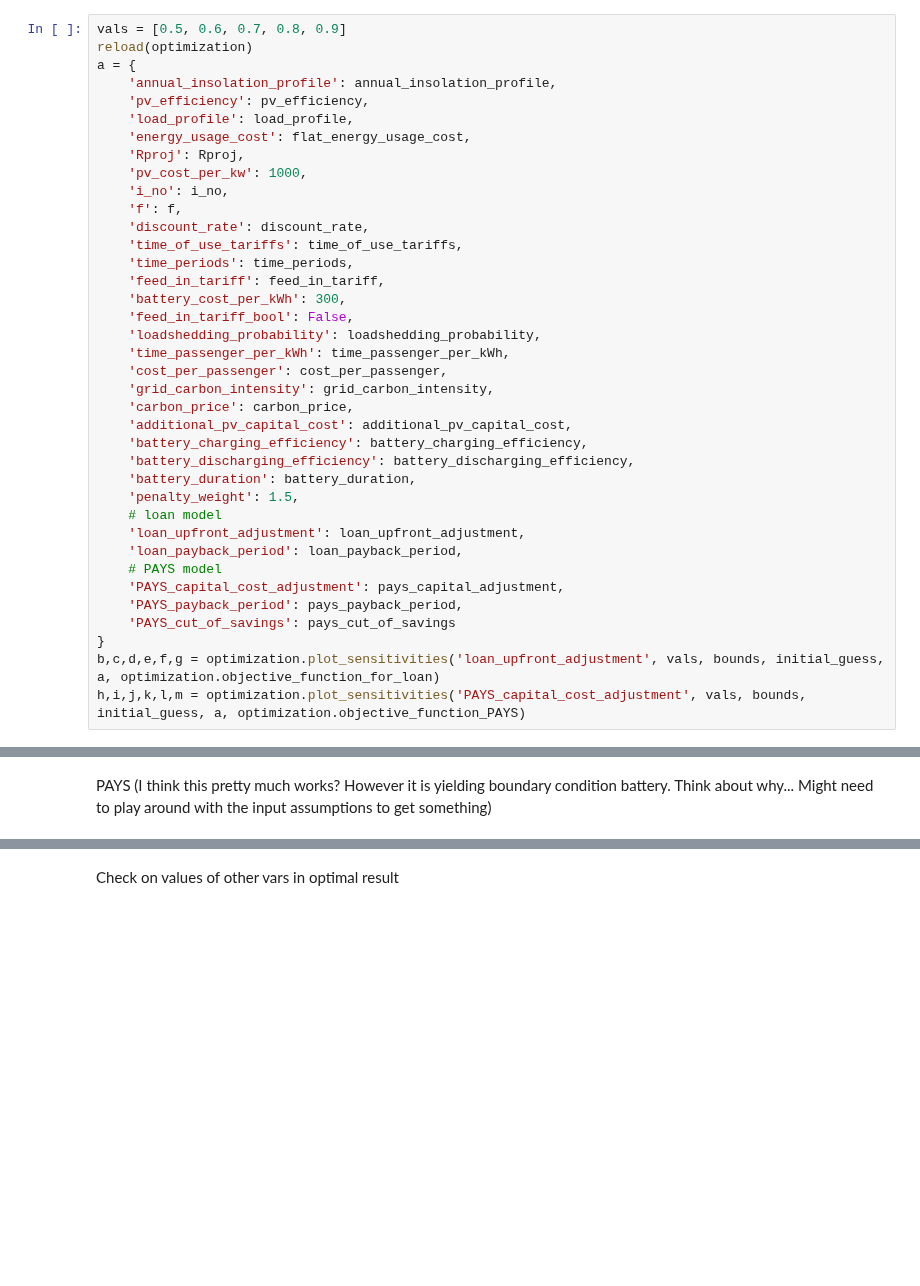
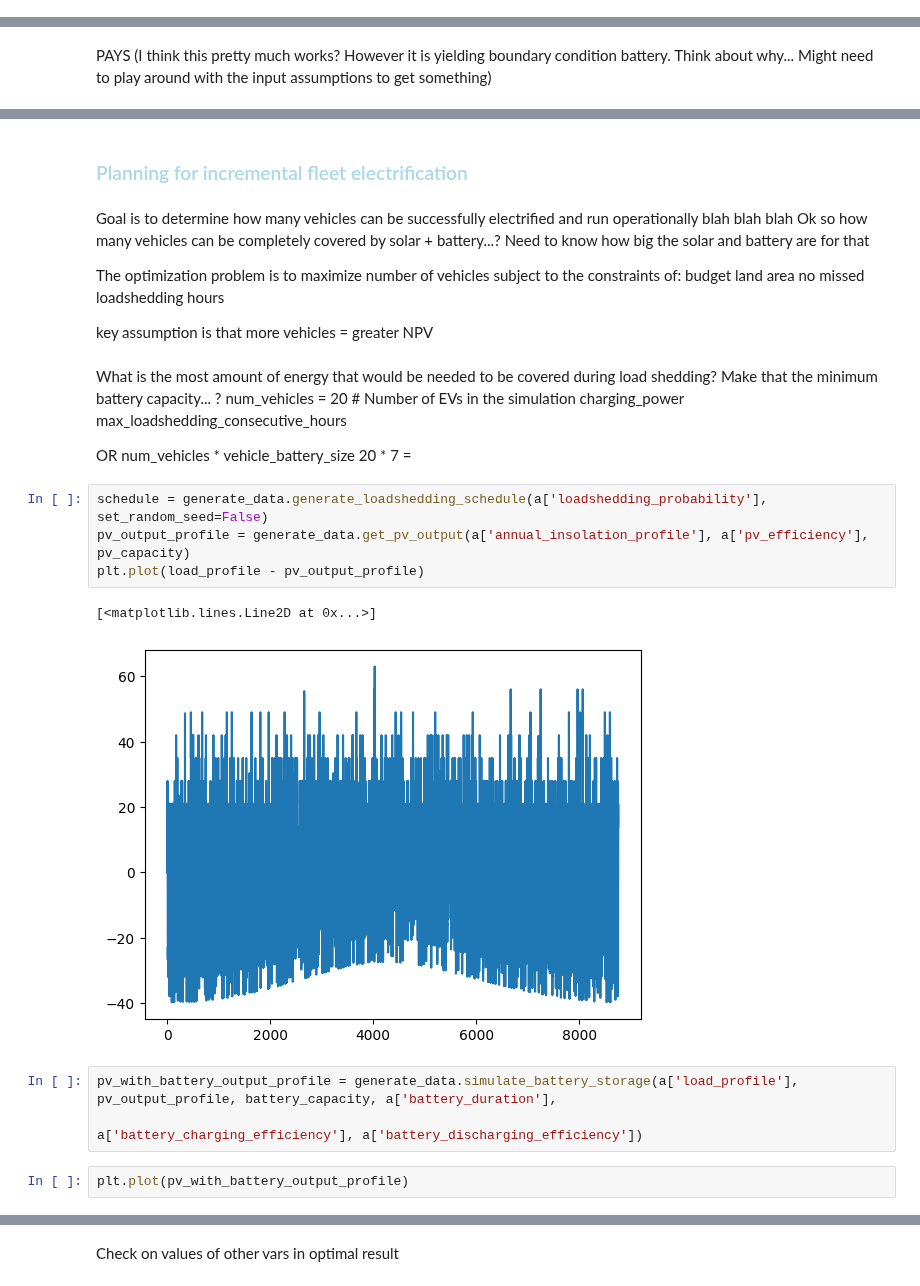
Before and after one commit to ChullEPG/solar_storage_sizing_optimization, a Jupyter notebook: run_model.ipynb, the cells around one changed output, grey strips where cells are left out. Drawn from its saved outputs; the diff is of its cells as text; blank space fills up the shorter version.

```diff
--- a/run_model.ipynb
+++ b/run_model.ipynb
@@ -346,38 +307,0 @@ Maximum NPV : $183361.73
-# %%
-vals = [0.5, 0.6, 0.7, 0.8, 0.9]
-reload(optimization)
-a = {
-    'annual_insolation_profile': annual_insolation_profile,
-    'pv_efficiency': pv_efficiency,
-    'load_profile': load_profile,
-    'energy_usage_cost': flat_energy_usage_cost,
-    'Rproj': Rproj,
-    'pv_cost_per_kw': 1000,
-    'i_no': i_no,
-    'f': f,
-    'discount_rate': discount_rate,
-    'time_of_use_tariffs': time_of_use_tariffs,
-    'time_periods': time_periods,
-    'feed_in_tariff': feed_in_tariff,
-    'battery_cost_per_kWh': 300,
-    'feed_in_tariff_bool': False,
-    'loadshedding_probability': loadshedding_probability,
-    'time_passenger_per_kWh': time_passenger_per_kWh,
-    'cost_per_passenger': cost_per_passenger,
-    'grid_carbon_intensity': grid_carbon_intensity,
-    'carbon_price': carbon_price,
-    'additional_pv_capital_cost': additional_pv_capital_cost,
-    'battery_charging_efficiency': battery_charging_efficiency,
-    'battery_discharging_efficiency': battery_discharging_efficiency,
-    'battery_duration': battery_duration,
-    'penalty_weight': 1.5,
-    # loan model
-    'loan_upfront_adjustment': loan_upfront_adjustment,
-    'loan_payback_period': loan_payback_period,
-    # PAYS model
-    'PAYS_capital_cost_adjustment': pays_capital_adjustment,
-    'PAYS_payback_period': pays_payback_period,
-    'PAYS_cut_of_savings': pays_cut_of_savings
-}
-b,c,d,e,f,g = optimization.plot_sensitivities('loan_upfront_adjustment', vals, bounds, initial_guess, a, optimization.objective_function_for_loan)
-h,i,j,k,l,m = optimization.plot_sensitivities('PAYS_capital_cost_adjustment', vals, bounds, initial_guess, a, optimization.objective_function_PAYS)
@@ -463,0 +496,34 @@ Maximum NPV : $167045.20
+# %% [markdown]
+### <font color = 'lightblue'> Planning for incremental fleet electrification </font>
+# %% [markdown]
+Goal is to determine how many vehicles can be successfully electrified and run operationally blah blah blah
+Ok so how many vehicles can be completely covered by solar + battery...?
+Need to know how big the solar and battery are for that
+
+The optimization problem is to maximize number of vehicles
+subject to the constraints of:
+budget
+land area
+no missed loadshedding hours
+
+key assumption is that more vehicles = greater NPV
+# %% [markdown]
+What is the most amount of energy that would be needed to be covered during load shedding? Make that the minimum battery capacity... ?
+num_vehicles = 20  # Number of EVs in the simulation
+charging_power
+max_loadshedding_consecutive_hours
+
+OR num_vehicles * vehicle_battery_size
+20 * 7 =
+# %%
+schedule = generate_data.generate_loadshedding_schedule(a['loadshedding_probability'], set_random_seed=False)
+pv_output_profile = generate_data.get_pv_output(a['annual_insolation_profile'], a['pv_efficiency'], pv_capacity)
+plt.plot(load_profile - pv_output_profile)
+# %% [output]
+[<matplotlib.lines.Line2D at 0x...>]
+[figure, added]
+# %%
+pv_with_battery_output_profile = generate_data.simulate_battery_storage(a['load_profile'], pv_output_profile, battery_capacity, a['battery_duration'],
+                                                                            a['battery_charging_efficiency'], a['battery_discharging_efficiency'])
+# %%
+plt.plot(pv_with_battery_output_profile)
```
Also changed, not shown: parts of 17 cells of this notebook, 2 other files.
